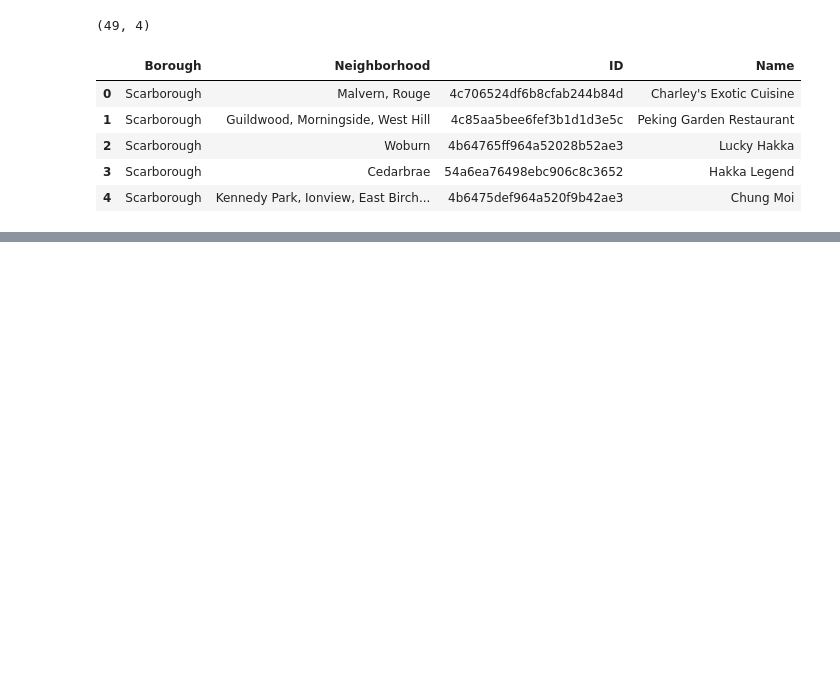
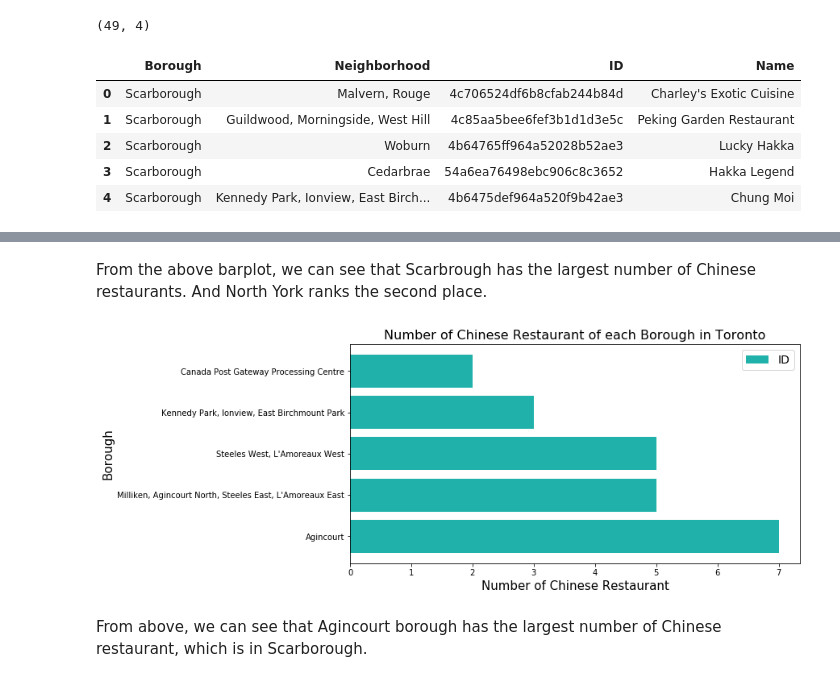
Before and after one commit to chelseahuang98/Coursera_Capstone, a Jupyter notebook: data section.ipynb, the cells around one changed output, grey strips where cells are left out. Drawn from its saved outputs; the diff is of its cells as text; code cells hidden in the pictures; blank space fills up the shorter version.

```diff
--- a/data section.ipynb
+++ b/data section.ipynb
@@ -182,0 +216,17 @@ cn_rest_to.head()
+# %% [markdown]
+From the above barplot, we can see that Scarbrough has the largest number of Chinese restaurants. And North York ranks the second place.
+# %%
+cn_rest_to.groupby('Neighborhood')['ID'].count().nlargest(5).plot(kind='barh',
+                                                 figsize=(10,5),
+                                                 width=0.8,
+                                                 color='#20B2AA')
+plt.title('Number of Chinese Restaurant of each Borough in Toronto', fontsize=16)
+plt.legend(fontsize=14)
+plt.ylabel('Borough', fontsize = 15)
+plt.xlabel('Number of Chinese Restaurant', fontsize=15)
+
+plt.show()
+# %% [output]
+[figure, added]
+# %% [markdown]
+From above, we can see that Agincourt borough has the largest number of Chinese restaurant, which is in Scarborough.
```
Also changed, not shown: parts of 3 cells of this notebook.
